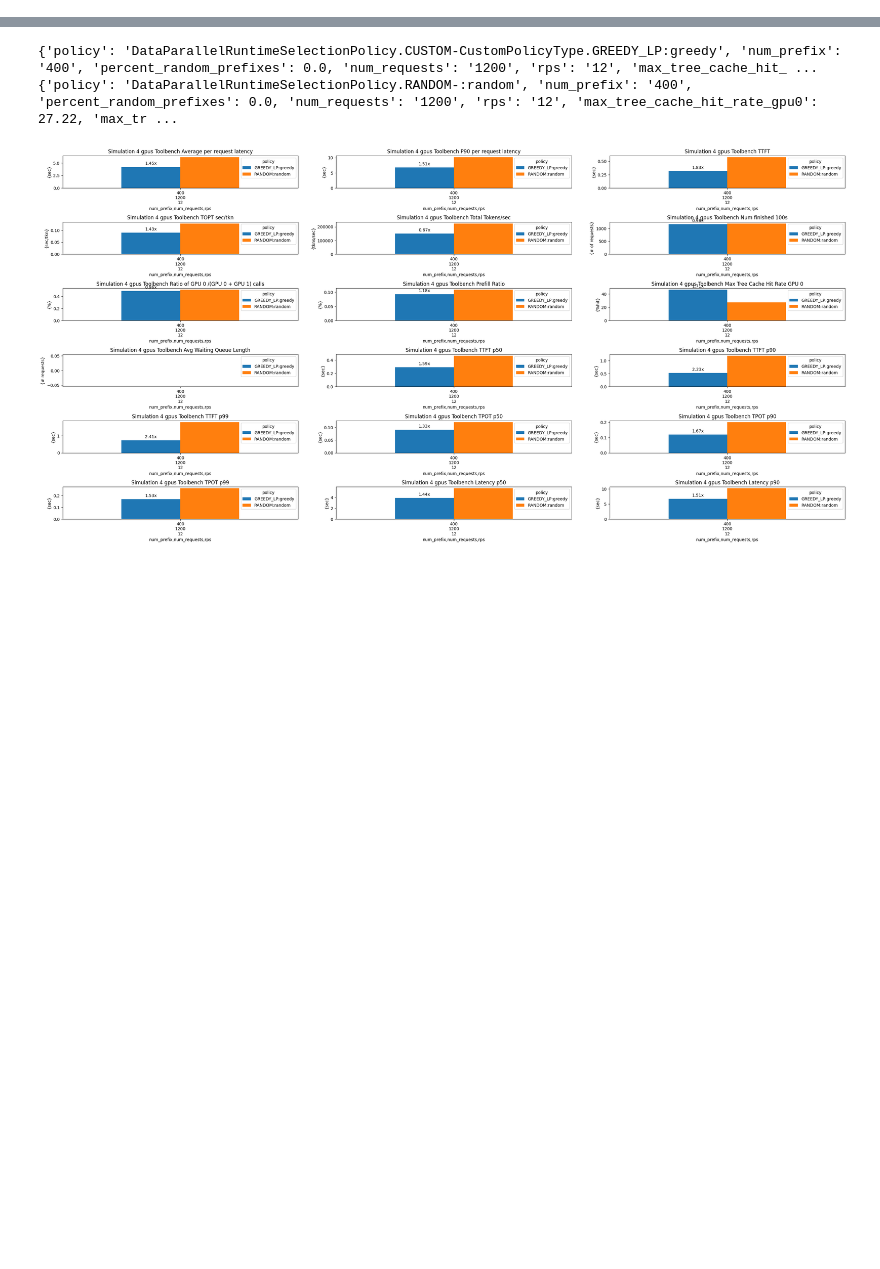
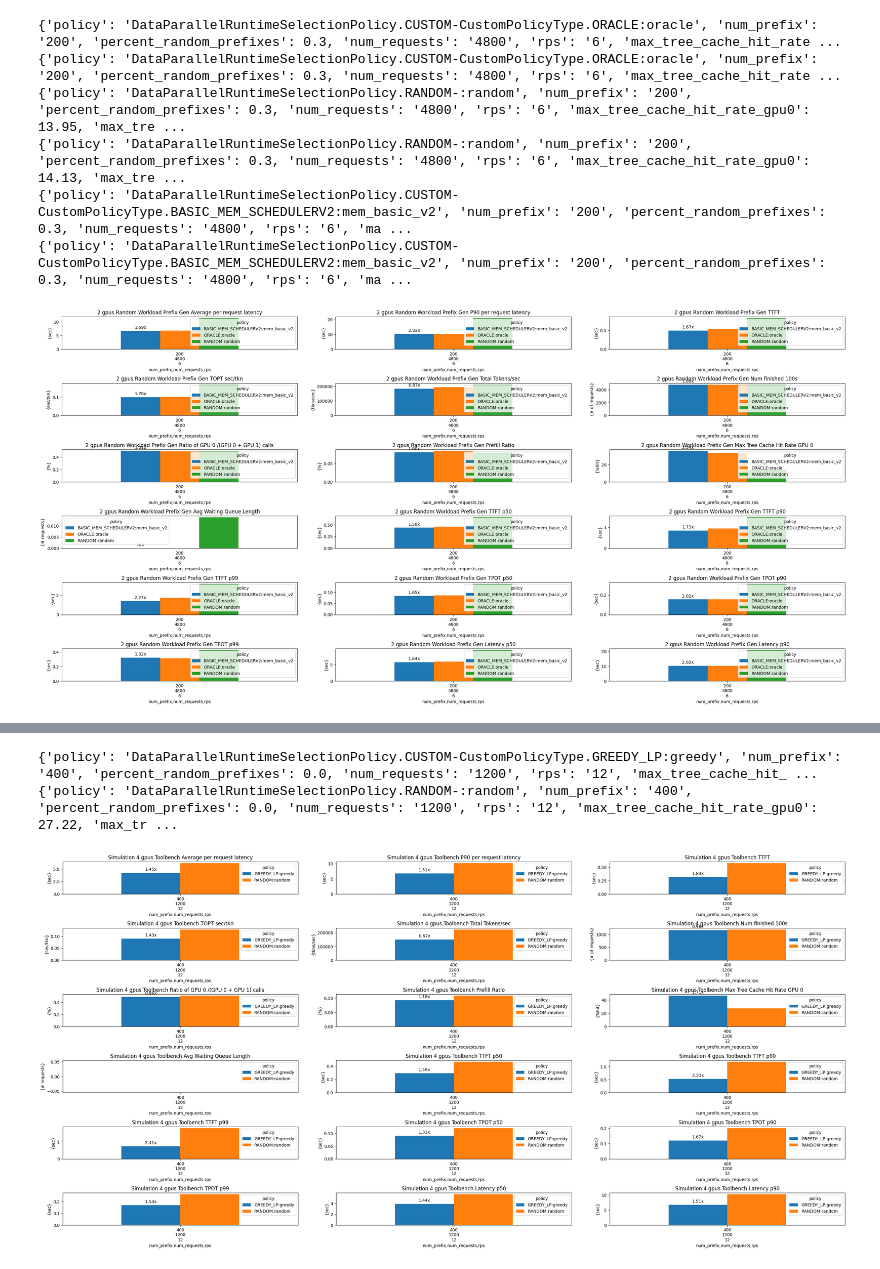
Before and after one commit to WukLab/preble, a Jupyter notebook: multi_node/benchmarks/plot_rps_results.ipynb, the cells around one changed output, grey strips where cells are left out. Drawn from its saved outputs; the diff is of its cells as text; code cells hidden in the pictures; blank space fills up the shorter version.

```diff
--- a/multi_node/benchmarks/plot_rps_results.ipynb
+++ b/multi_node/benchmarks/plot_rps_results.ipynb
@@ -405,0 +415,16 @@ plot_metrics(metrics, "2 gpus Toolbench", global_metric_dfs=greedy_exp, baseline
+# %%
+log_file = 'basic_mem_scheduler_comp/workload_prefix_gen_v2.log'
+param_keys = ["model_name", "num_prefix", "percent_random_prefixes", "num_requests", "rps", "policy", "exp_time"]
+metrics = extract_metrics(log_file, param_keys, max_gpus=2)
+greedy_exp = {}
+plot_metrics(metrics, "2 gpus Random Workload Prefix Gen", global_metric_dfs=greedy_exp, baseline_key="RANDOM:random", ax_dims=(6,3), global_metric_columns=[
+   "BASIC_MEM_SCHEDULERV2:mem_basic_v2", "ORACLE:oracle", "RANDOM:random"
+])
+# %% [output]
+{'policy': 'DataParallelRuntimeSelectionPolicy.CUSTOM-CustomPolicyType.ORACLE:oracle', 'num_prefix': '200', 'percent_random_prefixes': 0.3, 'num_requests': '4800', 'rps': '6', 'max_tree_cache_hit_rate ...
+{'policy': 'DataParallelRuntimeSelectionPolicy.CUSTOM-CustomPolicyType.ORACLE:oracle', 'num_prefix': '200', 'percent_random_prefixes': 0.3, 'num_requests': '4800', 'rps': '6', 'max_tree_cache_hit_rate ...
+{'policy': 'DataParallelRuntimeSelectionPolicy.RANDOM-:random', 'num_prefix': '200', 'percent_random_prefixes': 0.3, 'num_requests': '4800', 'rps': '6', 'max_tree_cache_hit_rate_gpu0': 13.95, 'max_tre ...
+{'policy': 'DataParallelRuntimeSelectionPolicy.RANDOM-:random', 'num_prefix': '200', 'percent_random_prefixes': 0.3, 'num_requests': '4800', 'rps': '6', 'max_tree_cache_hit_rate_gpu0': 14.13, 'max_tre ...
+{'policy': 'DataParallelRuntimeSelectionPolicy.CUSTOM-CustomPolicyType.BASIC_MEM_SCHEDULERV2:mem_basic_v2', 'num_prefix': '200', 'percent_random_prefixes': 0.3, 'num_requests': '4800', 'rps': '6', 'ma ...
+{'policy': 'DataParallelRuntimeSelectionPolicy.CUSTOM-CustomPolicyType.BASIC_MEM_SCHEDULERV2:mem_basic_v2', 'num_prefix': '200', 'percent_random_prefixes': 0.3, 'num_requests': '4800', 'rps': '6', 'ma ...
+[figure, added]
```
Also changed, not shown: parts of 5 cells of this notebook, 10 other files.
